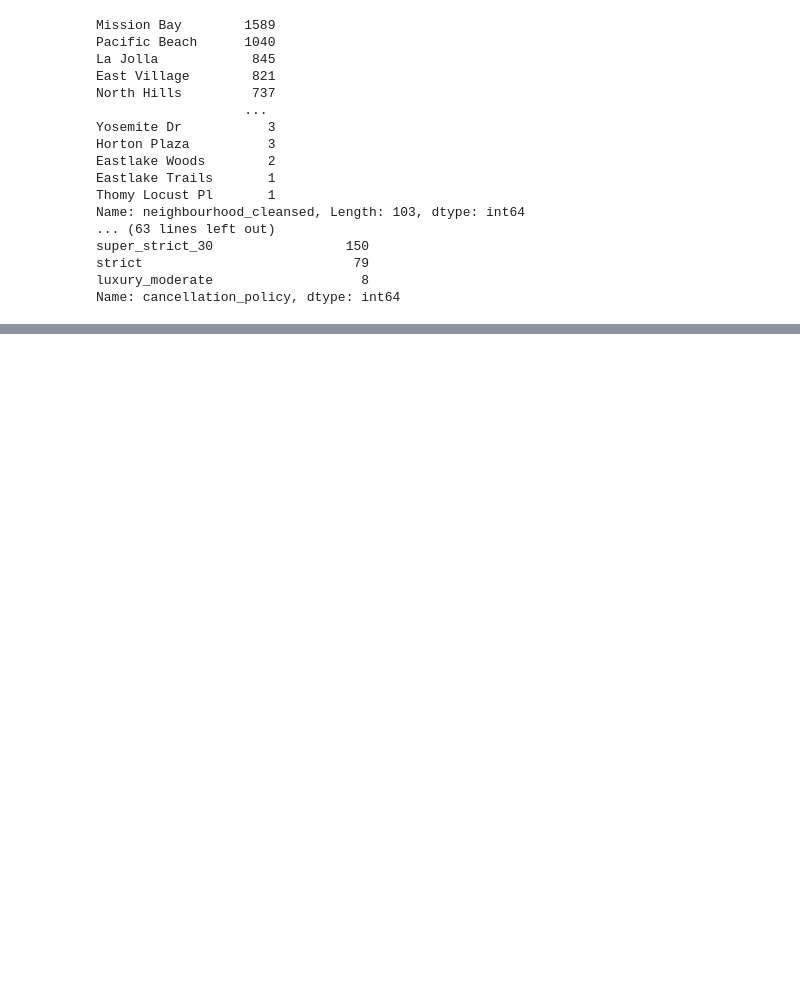
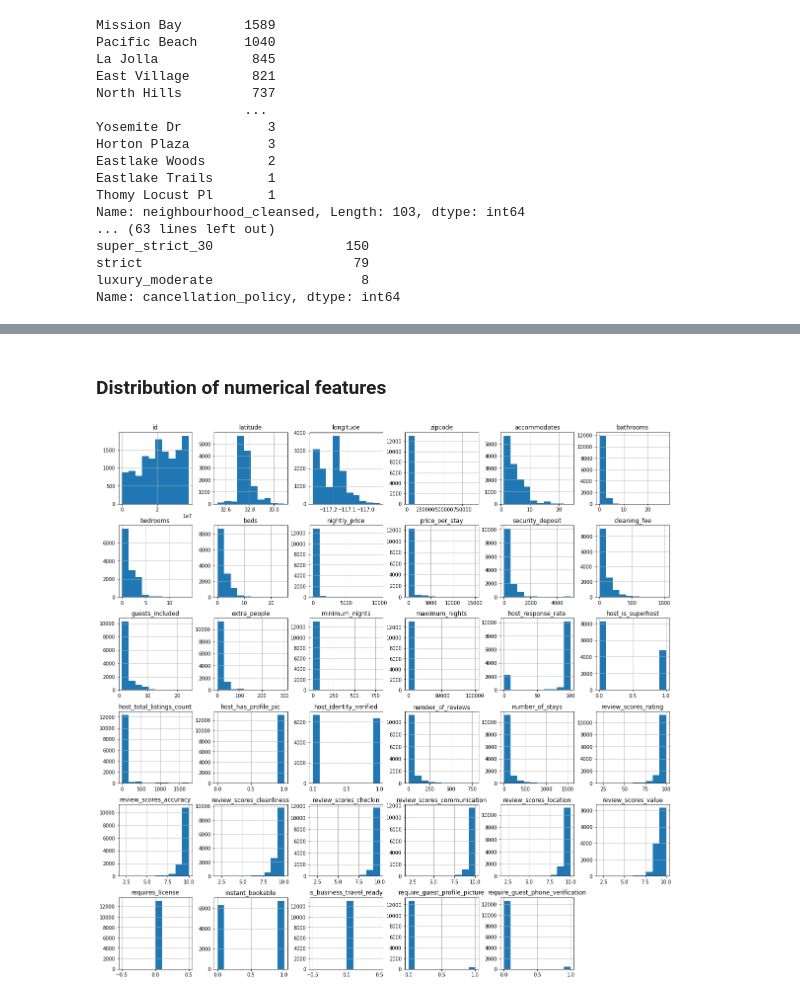
Before and after one commit to eric8395/airbnb_recommendations, a Jupyter notebook: Preprocessing & Data Visualization.ipynb, the cells around one changed output, grey strips where cells are left out. Cells and saved outputs as stored; diff of their text form; code cells hidden in the pictures; blank space fills up the shorter version.

```diff
--- a/Preprocessing & Data Visualization.ipynb
+++ b/Preprocessing & Data Visualization.ipynb
@@ -242,0 +261,7 @@ Name: cancellation_policy, dtype: int64
+# %% [markdown]
+### Distribution of numerical features
+# %%
+sd_modeling.hist(figsize = (20,20))
+plt.show()
+# %% [output]
+[figure, added]
```
Also changed, not shown: parts of 24 cells of this notebook, 1 other file.
